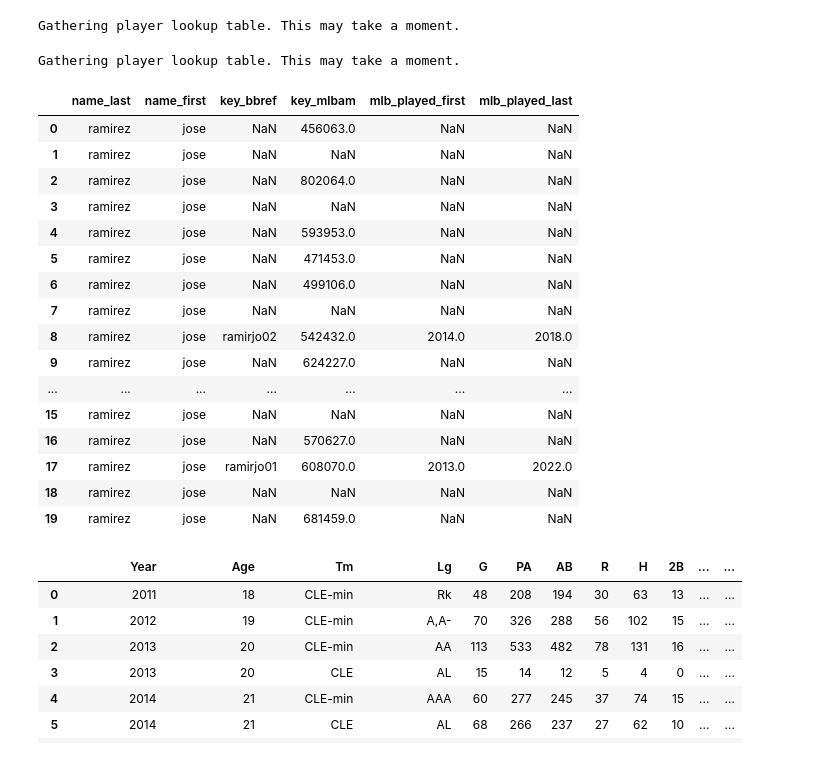
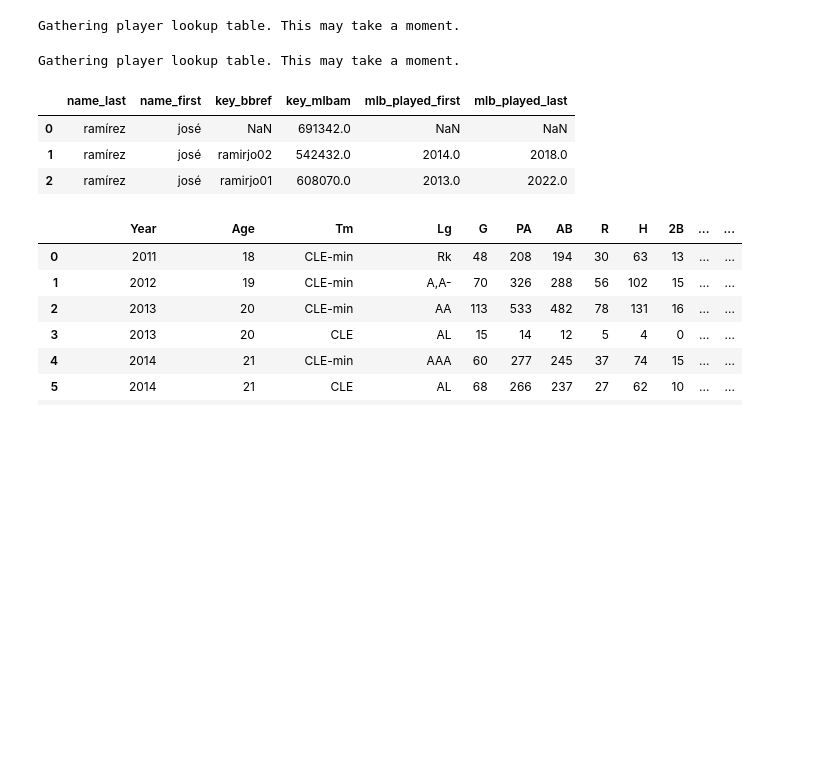
Before and after one commit to gdifiore/MLBResearch, a Jupyter notebook: Parse_BBRef_Table/bbref_table.ipynb, the cells around one changed output. Saved outputs shown, nothing was run; the diff lists cells and outputs as text; code cells hidden in the pictures; blank space fills up the shorter version.

```diff
--- a/Parse_BBRef_Table/bbref_table.ipynb
+++ b/Parse_BBRef_Table/bbref_table.ipynb
@@ -6,26 +6,13 @@ table = get_lookup_table()
 Gathering player lookup table. This may take a moment.
 # %%
 #playerid_lookup("clase", "emmanuel")
-playerid_lookup("ramirez", "jose")
+playerid_lookup("Ramírez", "José")
 # %% [output]
 Gathering player lookup table. This may take a moment.
 |  | name_last | name_first | key_bbref | key_mlbam | mlb_played_first | mlb_played_last |
-| 0 | ramirez | jose | NaN | 456063.0 | NaN | NaN |
-| 1 | ramirez | jose | NaN | NaN | NaN | NaN |
-| 2 | ramirez | jose | NaN | 802064.0 | NaN | NaN |
-| 3 | ramirez | jose | NaN | NaN | NaN | NaN |
-| 4 | ramirez | jose | NaN | 593953.0 | NaN | NaN |
-| 5 | ramirez | jose | NaN | 471453.0 | NaN | NaN |
-| 6 | ramirez | jose | NaN | 499106.0 | NaN | NaN |
-| 7 | ramirez | jose | NaN | NaN | NaN | NaN |
-| 8 | ramirez | jose | ramirjo02 | 542432.0 | 2014.0 | 2018.0 |
-| 9 | ramirez | jose | NaN | 624227.0 | NaN | NaN |
-| ... | ... | ... | ... | ... | ... | ... |
-| 15 | ramirez | jose | NaN | NaN | NaN | NaN |
-| 16 | ramirez | jose | NaN | 570627.0 | NaN | NaN |
-| 17 | ramirez | jose | ramirjo01 | 608070.0 | 2013.0 | 2022.0 |
-| 18 | ramirez | jose | NaN | NaN | NaN | NaN |
-| 19 | ramirez | jose | NaN | 681459.0 | NaN | NaN |
+| 0 | ramírez | josé | NaN | 691342.0 | NaN | NaN |
+| 1 | ramírez | josé | ramirjo02 | 542432.0 | 2014.0 | 2018.0 |
+| 2 | ramírez | josé | ramirjo01 | 608070.0 | 2013.0 | 2022.0 |
 # %%
 clase = makeSavantURL("clase", "emmanuel", "661403")
 ramirez = makeSavantURL("ramirez", "jose", "608070")
```
Also changed, not shown: parts of 1 cell of this notebook.
